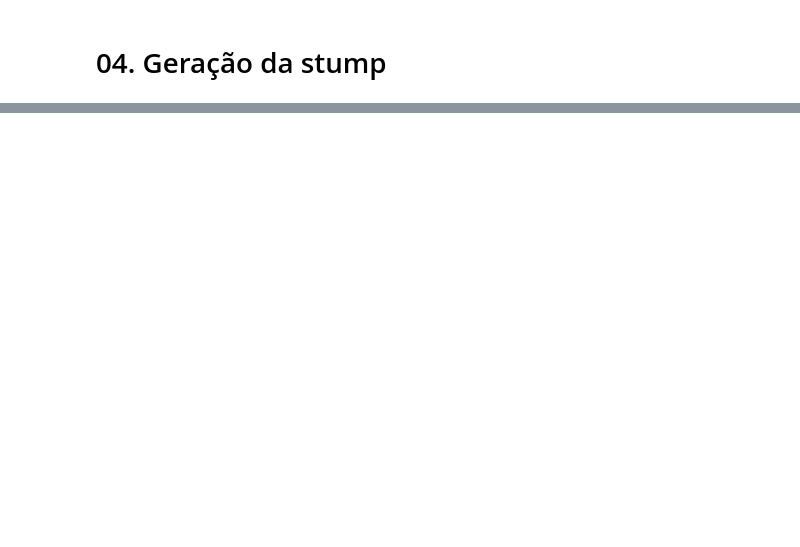
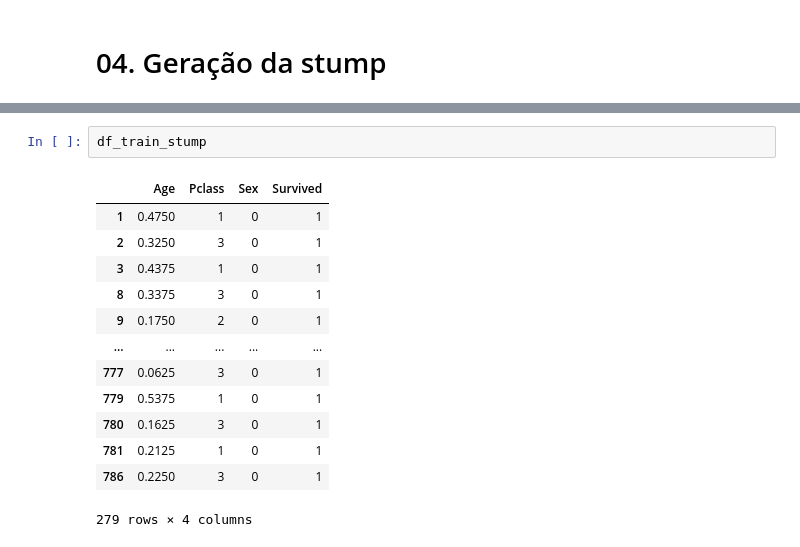
Before and after one commit to lucasppimentel/Machine-learning-exercises, a Jupyter notebook: Tradicional-ML/DecisionTree/SimpleDecisionTree.ipynb, the cells around one changed output, grey strips where cells are left out. Saved outputs shown, nothing was run; the diff lists cells and outputs as text; blank space fills up the shorter version.

```diff
--- a/Tradicional-ML/DecisionTree/SimpleDecisionTree.ipynb
+++ b/Tradicional-ML/DecisionTree/SimpleDecisionTree.ipynb
@@ -149,0 +135,16 @@ np.float64(0.33105087217518836)
+# %%
+df_train_stump
+# %% [output]
+|  | Age | Pclass | Sex | Survived |
+| 1 | 0.4750 | 1 | 0 | 1 |
+| 2 | 0.3250 | 3 | 0 | 1 |
+| 3 | 0.4375 | 1 | 0 | 1 |
+| 8 | 0.3375 | 3 | 0 | 1 |
+| 9 | 0.1750 | 2 | 0 | 1 |
+| ... | ... | ... | ... | ... |
+| 777 | 0.0625 | 3 | 0 | 1 |
+| 779 | 0.5375 | 1 | 0 | 1 |
+| 780 | 0.1625 | 3 | 0 | 1 |
+| 781 | 0.2125 | 1 | 0 | 1 |
+| 786 | 0.2250 | 3 | 0 | 1 |
+279 rows × 4 columns
```
Also changed, not shown: parts of 19 cells of this notebook.
